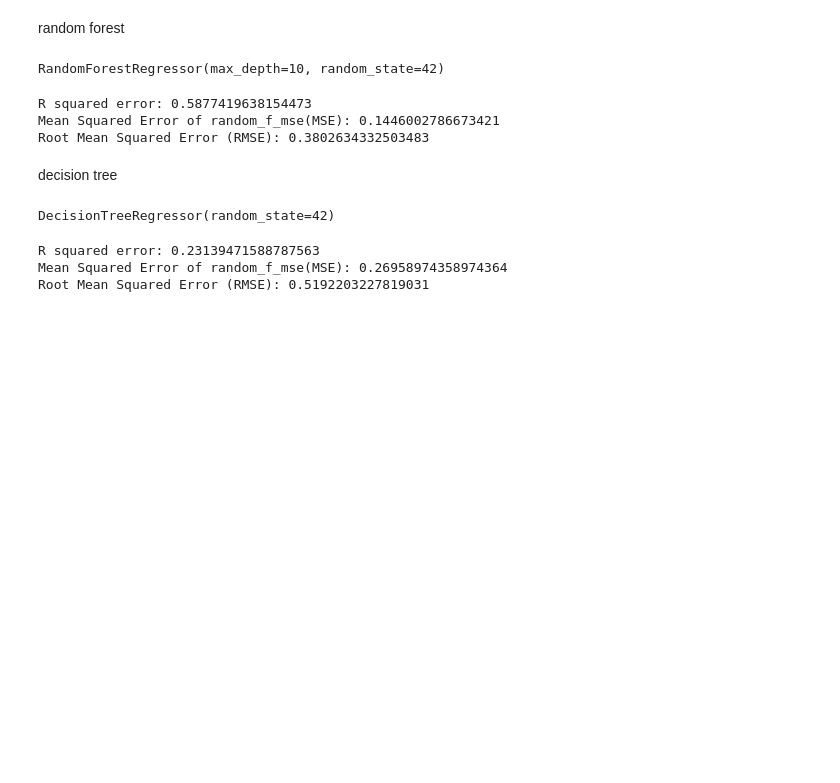
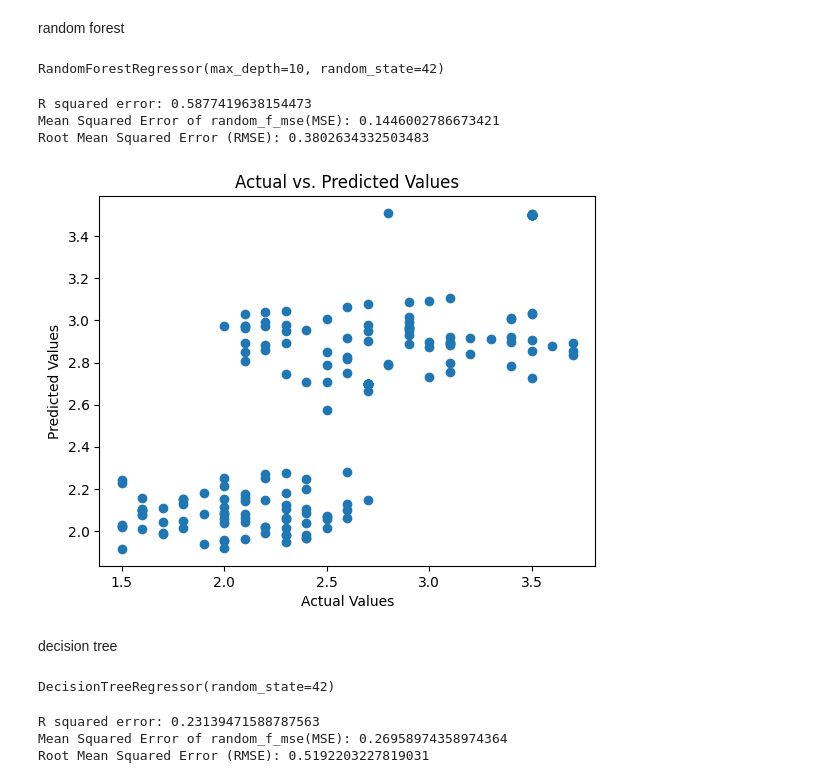
Before and after one commit to Jules-gatete/fit, a Jupyter notebook: Untitled1.ipynb, the cells around one changed output. Saved outputs shown, nothing was run; the diff lists cells and outputs as text; code cells hidden in the pictures; blank space fills up the shorter version.

```diff
--- a/Untitled1.ipynb
+++ b/Untitled1.ipynb
@@ -132,6 +154,14 @@ print("Root Mean Squared Error (RMSE):", rmse)
 R squared error: 0.5877419638154473
 Mean Squared Error of random_f_mse(MSE): 0.1446002786673421
 Root Mean Squared Error (RMSE): 0.3802634332503483
+# %%
+plt.scatter(y_test, testing_random)
+plt.xlabel("Actual Values")
+plt.ylabel("Predicted Values")
+plt.title("Actual vs. Predicted Values")
+plt.show()
+# %% [output]
+[figure, added]
 # %% [markdown]
 decision tree
 # %%
```
Also changed, not shown: parts of 7 cells of this notebook.
